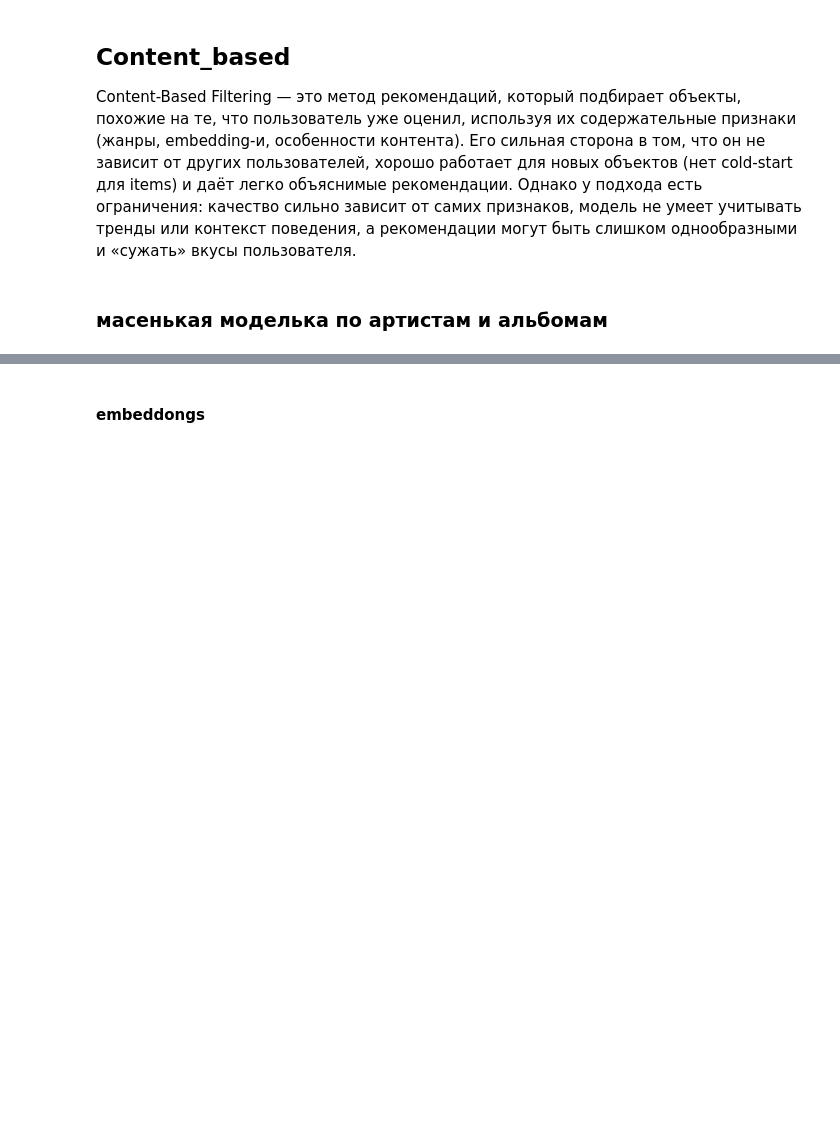
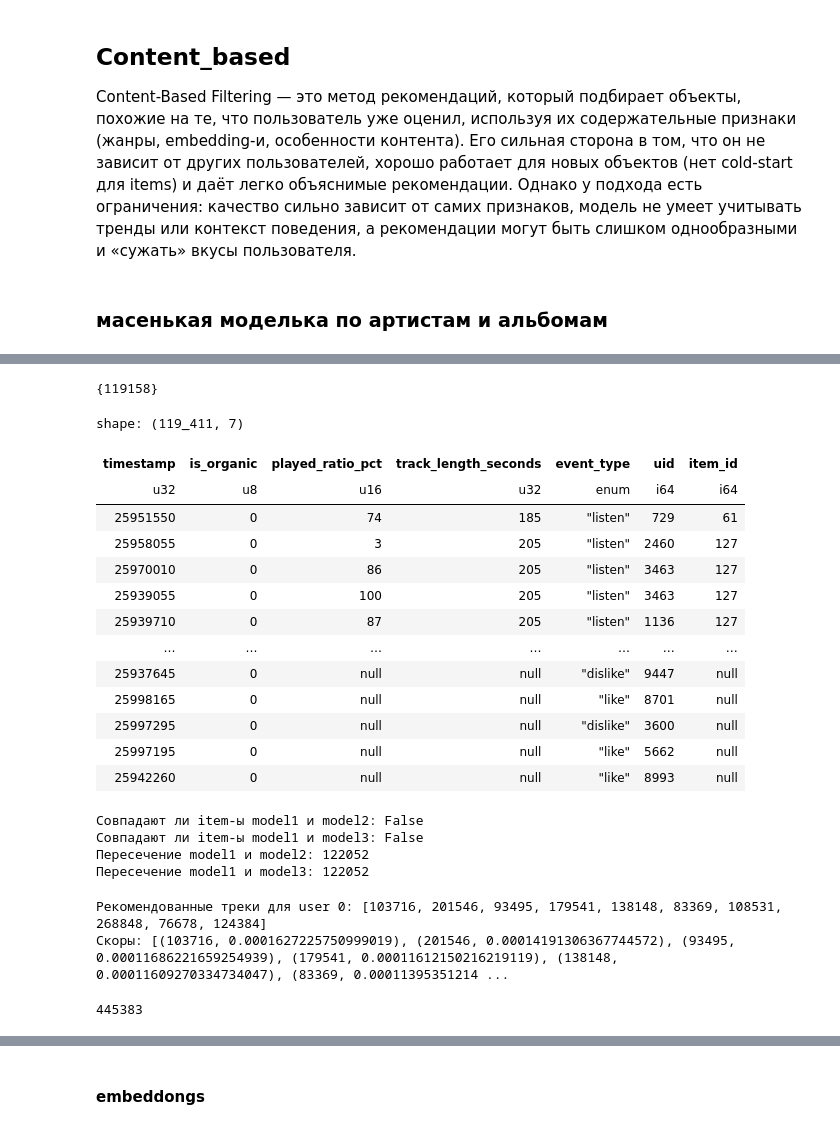
Before and after one commit to Nastasy822/music-recommendation-experiments, a Jupyter notebook: pipline.ipynb, the cells around one changed output, grey strips where cells are left out. Drawn from its saved outputs; the diff is of its cells as text; code cells hidden in the pictures; blank space fills up the shorter version.

Commit message:
feat: add graph for recommendation

```diff
--- a/pipline.ipynb
+++ b/pipline.ipynb
@@ -598,0 +677,37 @@ Content-Based Filtering — это метод рекомендаций, кото
+# %%
+set(pred[:50])&set(real)
+# %% [output]
+{119158}
+# %%
+pl.scan_parquet("data/work/test_df_preprocessed.parquet").filter(pl.col("is_organic") == 0).collect()
+# %% [output]
+shape: (119_411, 7)
+| timestamp | is_organic | played_ratio_pct | track_length_seconds | event_type | uid | item_id |
+| u32 | u8 | u16 | u32 | enum | i64 | i64 |
+| 25951550 | 0 | 74 | 185 | "listen" | 729 | 61 |
+| 25958055 | 0 | 3 | 205 | "listen" | 2460 | 127 |
+| 25970010 | 0 | 86 | 205 | "listen" | 3463 | 127 |
+| 25939055 | 0 | 100 | 205 | "listen" | 3463 | 127 |
+| 25939710 | 0 | 87 | 205 | "listen" | 1136 | 127 |
+| … | … | … | … | … | … | … |
+| 25937645 | 0 | null | null | "dislike" | 9447 | null |
+| 25998165 | 0 | null | null | "like" | 8701 | null |
+| 25997295 | 0 | null | null | "dislike" | 3600 | null |
+| 25997195 | 0 | null | null | "like" | 5662 | null |
+| 25942260 | 0 | null | null | "like" | 8993 | null |
+# %%
+# Проверка, совпадают ли item_ids
+
+items1 = set(model1.reverse_item_map.keys())
+items2 = set(model2.user_map.keys())
+items3 = set(model3.user_map.keys())
+
+print("Совпадают ли item-ы model1 и model2:", items1 == items2)
+print("Совпадают ли item-ы model1 и model3:", items1 == items3)
+print("Пересечение model1 и model2:", len(items1 & items2))
+print("Пересечение model1 и model3:", len(items1 & items3))
+# %% [output]
+Совпадают ли item-ы model1 и model2: False
+Совпадают ли item-ы model1 и model3: False
+Пересечение model1 и model2: 122052
+Пересечение model1 и model3: 122052
@@ -603,0 +775,43 @@ items_meta = items_meta.dropna()
+# %%
+########################################################
+# 3. Рекомендации на основе Personalized PageRank
+########################################################
+
+# Рекомендации для пользователя на основе Personalized PageRank
+def recommend_for_user(user_id, top_k=10):
+    user_node = f"u{user_id}"
+
+    # Задаём персонализацию, только пользовательский узел равен 1
+    personalization = {n: 0.0 for n in G.nodes()}
+    personalization[user_node] = 1.0
+
+    # Запускаем Personalized PageRank
+    ppr = nx.pagerank(G, alpha=0.85, personalization=personalization)
+
+    # Выбираем только айтемы, которые пользователь еще не слушал
+    item_scores = {}
+    for node, score in ppr.items():
+        if node.startswith("i"):
+            i = int(node[1:])
+            if R_ui[user_id, i] == 0:
+                item_scores[i] = score
+
+    ranked_items = sorted(item_scores.items(), key=lambda x: x[1], reverse=True)
+    top_items = [i for i, _ in ranked_items[:top_k]]
+    top_scores = ranked_items[:top_k]
+    return top_items, top_scores
+
+# Пример вызова
+items, with_scores = recommend_for_user(0, top_k=10)
+print("Рекомендованные треки для user 0:", items)
+print("Скоры:", with_scores)
+# %% [output]
+Рекомендованные треки для user 0: [103716, 201546, 93495, 179541, 138148, 83369, 108531, 268848, 76678, 124384]
+Скоры: [(103716, 0.0001627225750999019), (201546, 0.00014191306367744572), (93495, 0.00011686221659254939), (179541, 0.00011612150216219119), (138148, 0.00011609270334734047), (83369, 0.00011395351214 ...
+# %%
+model1.reverse_item_map[201546]
+
+
+# [103716, 201546, 93495, 179541, 138148, 83369, 108531, 268848, 76678, 124384]
+# %% [output]
+445383
```
Also changed, not shown: parts of 25 cells of this notebook, 1 other file.
